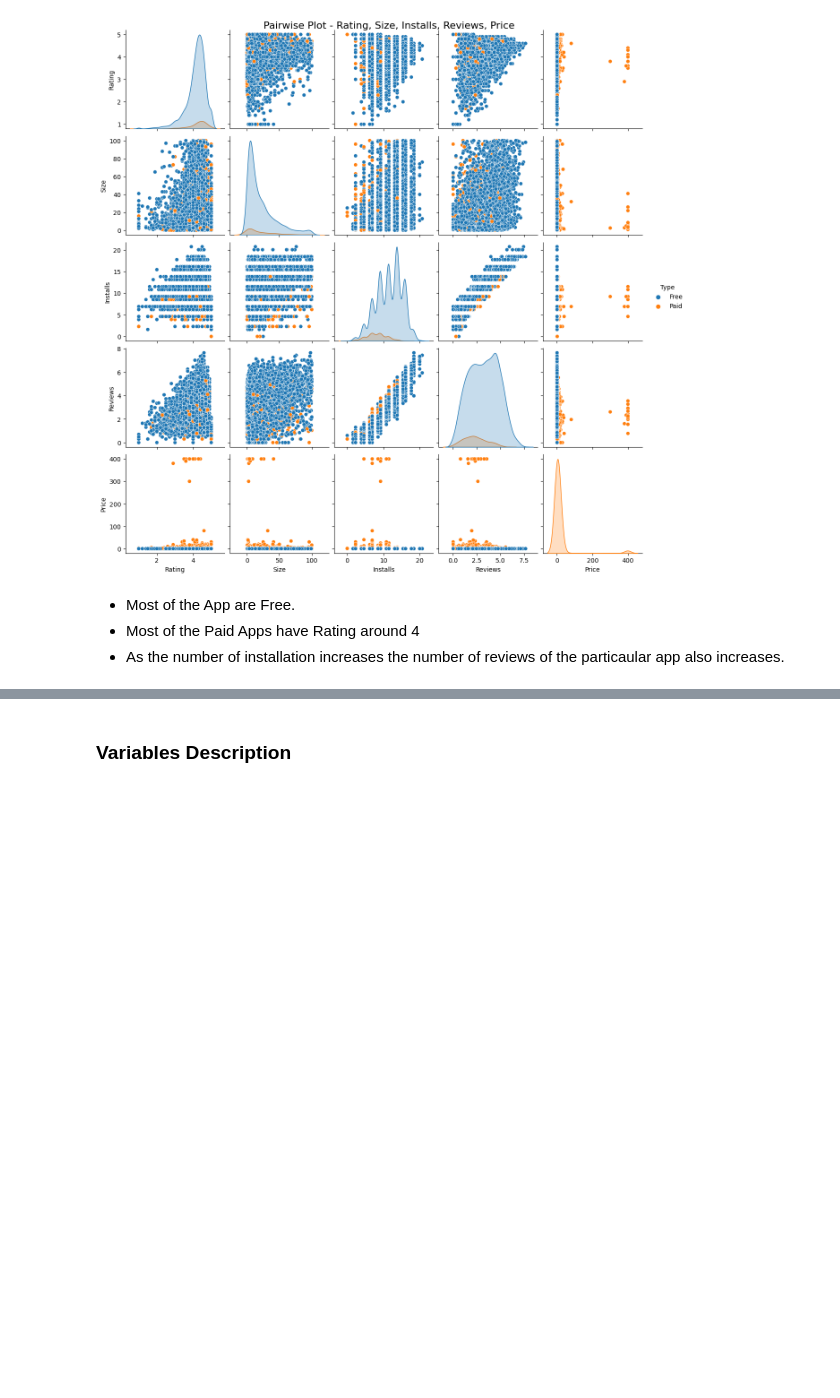
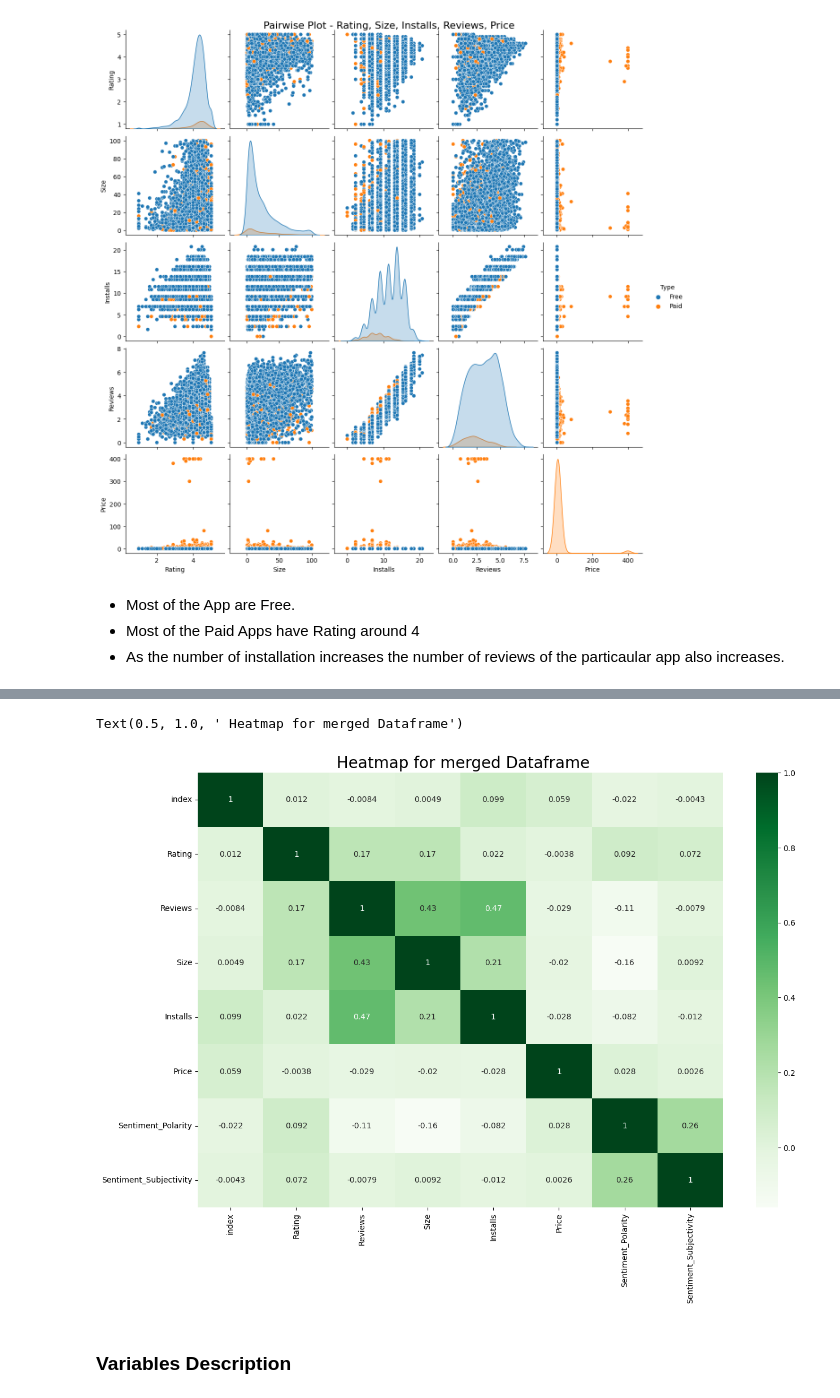
Before and after one commit to chauhan-jaswant/EDA-PROJECT, a Jupyter notebook: Play_Store_App_Review_Analysis.ipynb, the cells around one changed output, grey strips where cells are left out. Saved outputs shown, nothing was run; the diff lists cells and outputs as text; code cells hidden in the pictures; blank space fills up the shorter version.

```diff
--- a/Play_Store_App_Review_Analysis.ipynb
+++ b/Play_Store_App_Review_Analysis.ipynb
@@ -612,0 +598,4 @@ Text(0.5, 1.0, 'Pairwise Plot - Rating, Size, Installs, Reviews, Price')
+# %%
+# Reading the userreviews.csv file
+file_path = '/content/drive/MyDrive/Colab Notebooks/almabetter assignments/EDA project/User Reviews (1).csv'
+ur_df=pd.read_csv(file_path)
@@ -612,0 +691,3 @@ Text(0.5, 1.0, 'Pairwise Plot - Rating, Size, Installs, Reviews, Price')
+# %%
+# Drop the NaN values in Translated_Review columns .
+ur_df.dropna(subset=['Translated_Review'],inplace=True)
@@ -613,3 +796,12 @@ Text(0.5, 1.0, 'Pairwise Plot - Rating, Size, Installs, Reviews, Price')
+# %%
+# Correlation heatmap
+# Heat Map for the merged data frame
+plt.figure(figsize = (15,10))
+sns.heatmap(merged_df.corr(), annot= True, cmap='Greens')
+plt.title(' Heatmap for merged Dataframe', size=20)
+# %% [output]
+Text(0.5, 1.0, ' Heatmap for merged Dataframe')
+[figure, added]
 # %% [markdown]
 ### Variables Description
 # %% [markdown]
```
Also changed, not shown: parts of 33 cells of this notebook.
